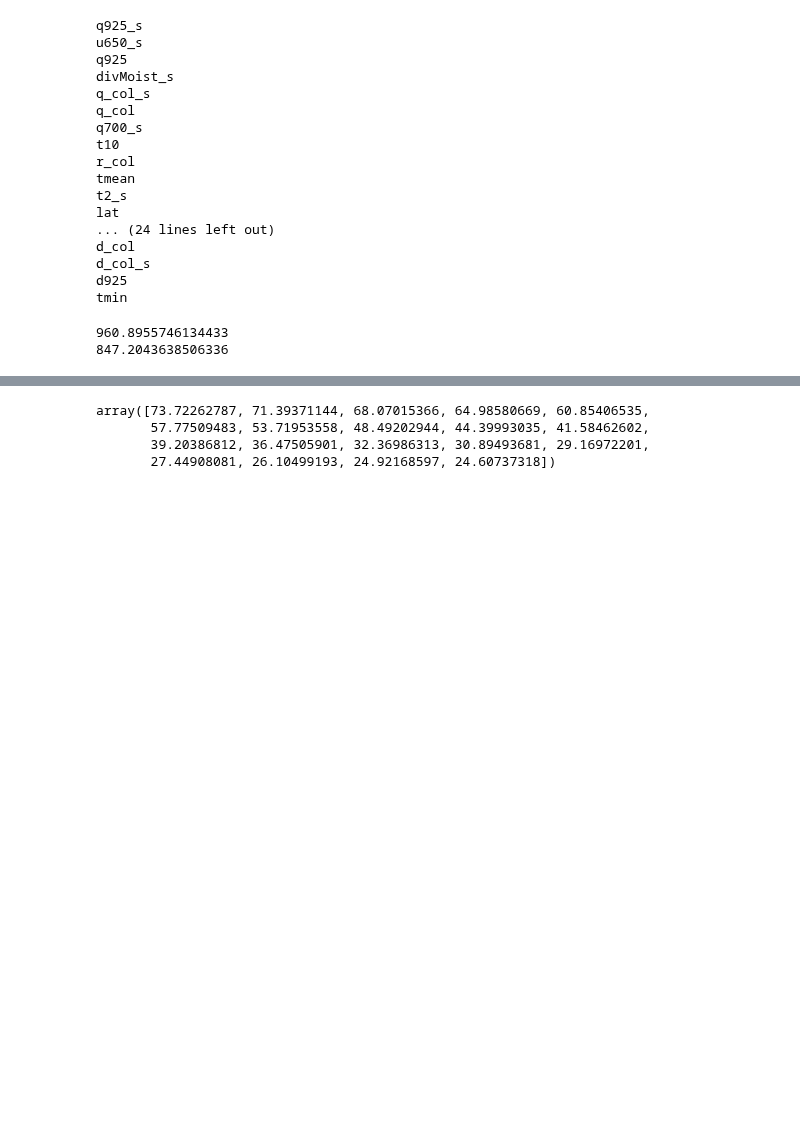
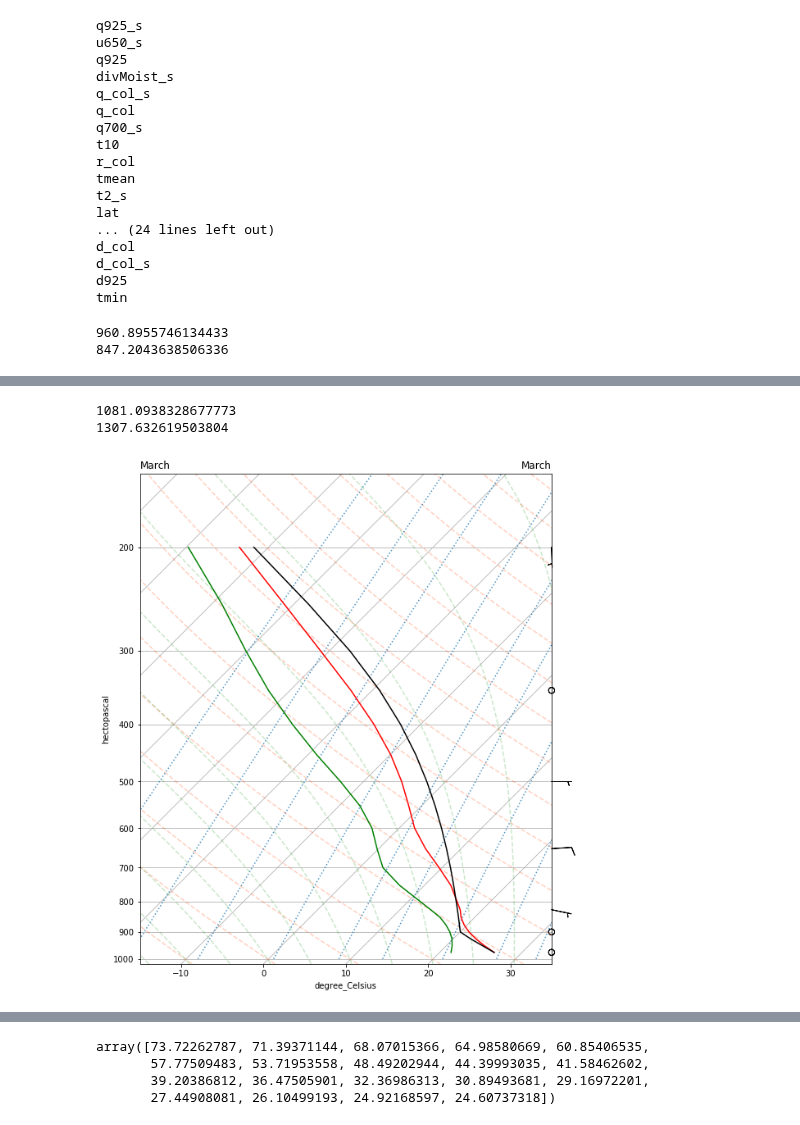
Before and after one commit to cornkle/proj_CEH, a Jupyter notebook: notebooks/CLOVER_soundings_March_Oct_stormtime_vs_average_ERA5.ipynb, the cells around one changed output, grey strips where cells are left out. Saved outputs shown, nothing was run; the diff lists cells and outputs as text; code cells hidden in the pictures; blank space fills up the shorter version.

```diff
--- a/notebooks/CLOVER_soundings_March_Oct_stormtime_vs_average_ERA5.ipynb
+++ b/notebooks/CLOVER_soundings_March_Oct_stormtime_vs_average_ERA5.ipynb
@@ -273,0 +311,10 @@ era_march['t_col'].shape
+# %%
+p = units.Quantity(level, 'hPa')
+tmar = units.Quantity(np.mean(mar_weak['t_col'], axis=0), 'K')
+toct = units.Quantity(np.mean(oct_strong['t_col'], axis=0), 'K')
+umar = units.Quantity(np.mean(mar_weak['u_col'], axis=0), 'K')
+uoct = units.Quantity(np.mean(oct_strong['u_col'], axis=0), 'K')
+vmar = units.Quantity(np.mean(mar_weak['v_col'], axis=0), 'K')
+voct = units.Quantity(np.mean(oct_strong['v_col'], axis=0), 'K')
+qmar = units.Quantity(np.mean(mar_weak['q_col'], axis=0), 'kg/kg')
+qoct = units.Quantity(np.mean(oct_strong['q_col'], axis=0), 'kg/kg')
@@ -273,0 +331,3 @@ era_march['t_col'].shape
+# %%
+dpmar = calc.dewpoint_from_specific_humidity(qmar, tmar, p)
+dpoct = calc.dewpoint_from_specific_humidity(qoct, toct, p)
@@ -273,0 +336,47 @@ era_march['t_col'].shape
+# %%
+print(np.mean(mar_weak['CAPE']))
+print(np.mean(mar_strong['CAPE']))
+# %% [output]
+1081.0938328677773
+1307.632619503804
+# %%
+pp = calc.parcel_profile(p[::-1],tmar[18], dpmar[18])
+ppo = calc.parcel_profile(p[::-1],toct[18], dpoct[18])
+
+# Change default to be better for skew-T
+fig = plt.figure(figsize=(9, 11))
+
+# Initiate the skew-T plot type from MetPy class loaded earlier
+skew = SkewT(fig, rotation=45)
+
+# Plot the data using normal plotting functions, in this case using
+# log scaling in Y, as dictated by the typical meteorological plot
+skew.plot(p, tmar, 'r')
+skew.plot(p, dpmar, 'g')
+skew.plot(p,pp[::-1],'k')
+
+# skew.plot(p, toct, 'orange')
+# skew.plot(p, dpoct, 'b')
+# skew.plot(p,ppo[::-1],'purple')
+
+skew.plot_barbs(p[::3], umar[::3], vmar[::3], y_clip_radius=0.03)
+
+# Set some appropriate axes limits for x and y
+skew.ax.set_xlim(-15, 35)
+skew.ax.set_ylim(1020, 150)
+
+# Add the relevant special lines to plot throughout the figure
+skew.plot_dry_adiabats(t0=np.arange(233, 533, 10) * units.K,
+                       alpha=0.25, color='orangered')
+skew.plot_moist_adiabats(t0=np.arange(233, 400, 5) * units.K,
+                         alpha=0.25, color='tab:green')
+skew.plot_mixing_lines(p=np.arange(1000, 99, -20) * units.hPa,
+                       linestyle='dotted', color='tab:blue')
+
+# Add some descriptive titles
+plt.title('March', loc='left')
+plt.title('March', loc='right')
+
+plt.show()
+# %% [output]
+[figure, added]
```
Also changed, not shown: parts of 34 cells of this notebook, 19 other files.
